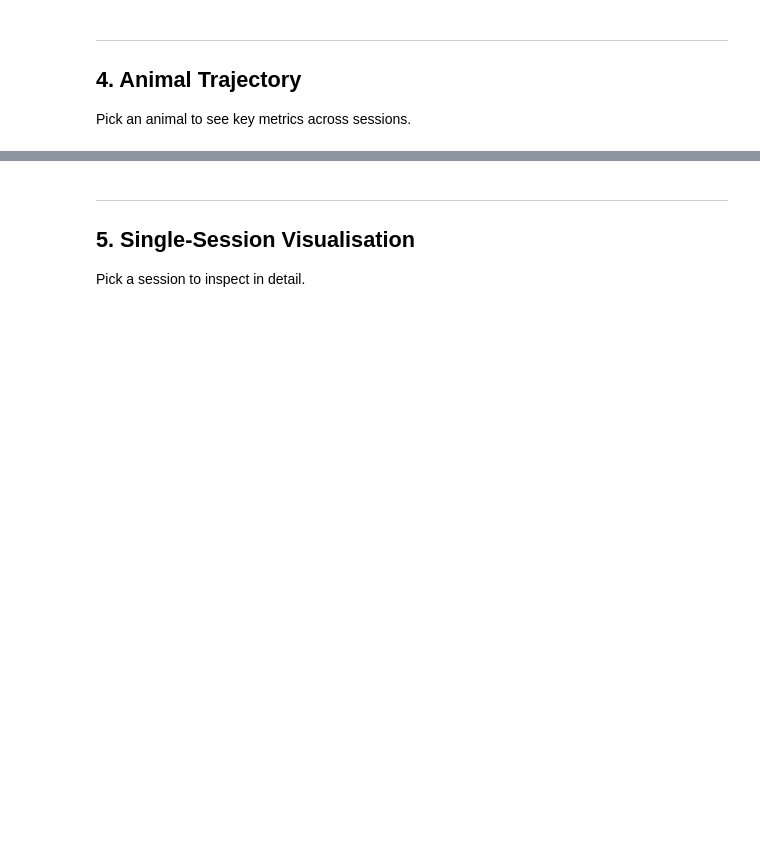
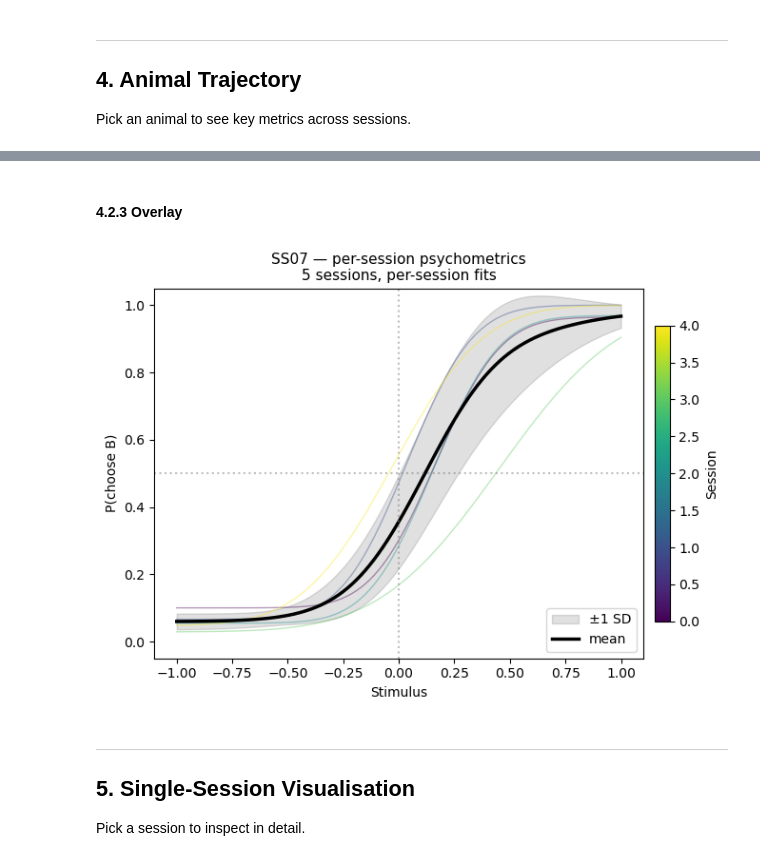
Before and after one commit to serkanshentyurk/sound_categorisation, a Jupyter notebook: Notebooks/0a-Data-Explorer.ipynb, the cells around one changed output, grey strips where cells are left out. Cells and saved outputs as stored; diff of their text form; code cells hidden in the pictures; blank space fills up the shorter version.

```diff
--- a/Notebooks/0a-Data-Explorer.ipynb
+++ b/Notebooks/0a-Data-Explorer.ipynb
@@ -446,18 +580,22 @@ plt.show()
+# %% [markdown]
+#### 4.2.3 Overlay
 # %%
 # =============================================================================
 # Per-session fits overlaid (shows session-to-session variability)
 # =============================================================================
-idx_range = (5,10)
+idx_range = (20,25)
 subset = animal.get_sessions(stage='Full_Task_Cont', idx_range=idx_range)
 
 # all sessions
 # subset = sessions
 
 fig, infos = plot_session_psychometrics(
     subset, mode='overlay',
     suptitle=f'{ANIMAL_ID} — per-session psychometrics',
 )
 plt.show()
+# %% [output]
+[figure, added]
 # %% [markdown]
 ---
 
```
Also changed, not shown: parts of 25 cells of this notebook, 9 other files.
